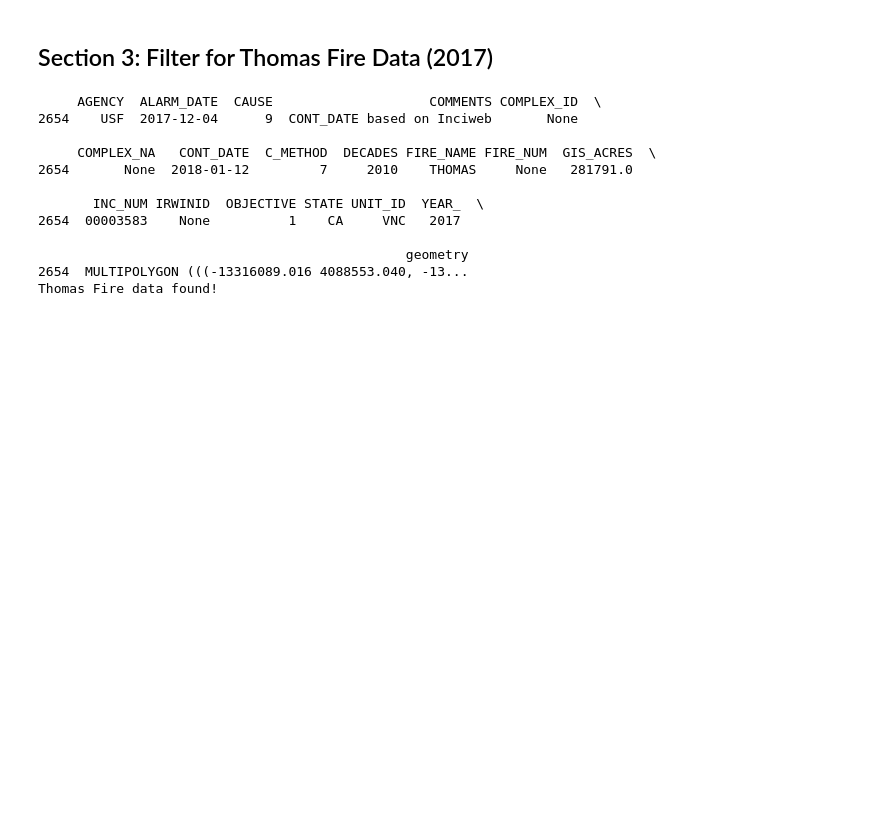
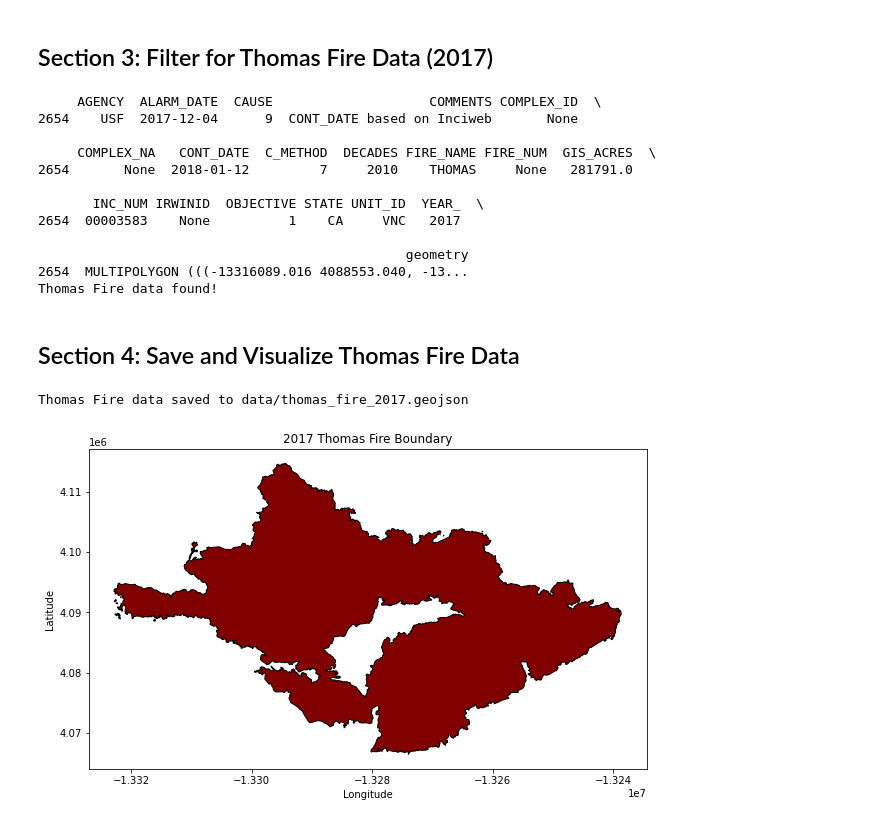
Before and after one commit to takeenshamloo/eds220-hwk4, a Jupyter notebook: hwk4-task2-fire-perimeter-SHAMLOO.ipynb, the cells around one changed output. Drawn from its saved outputs; the diff is of its cells as text; code cells hidden in the pictures; blank space fills up the shorter version.

Commit message:
Saving outputted geojson file and visualizing fire boundary

```diff
--- a/hwk4-task2-fire-perimeter-SHAMLOO.ipynb
+++ b/hwk4-task2-fire-perimeter-SHAMLOO.ipynb
@@ -133,3 +133,20 @@ print(thomas_fire_2017)
                                                geometry
 2654  MULTIPOLYGON (((-13316089.016 4088553.040, -13...
 Thomas Fire data found!
+# %% [markdown]
+## Section 4: Save and Visualize Thomas Fire Data
+# %%
+# Save as GeoJSON
+output_path = os.path.join(data_dir, "thomas_fire_2017.geojson")
+thomas_fire_2017.to_file(output_path, driver = "GeoJSON")
+print(f"Thomas Fire data saved to {output_path}")
+
+# Plot the Thomas Fire boundary
+thomas_fire_2017.plot(color = "maroon", edgecolor = "black", figsize = (10, 10))
+plt.title("2017 Thomas Fire Boundary")
+plt.xlabel("Longitude")
+plt.ylabel("Latitude")
+plt.show()
+# %% [output]
+Thomas Fire data saved to data/thomas_fire_2017.geojson
+[figure, added]
```
